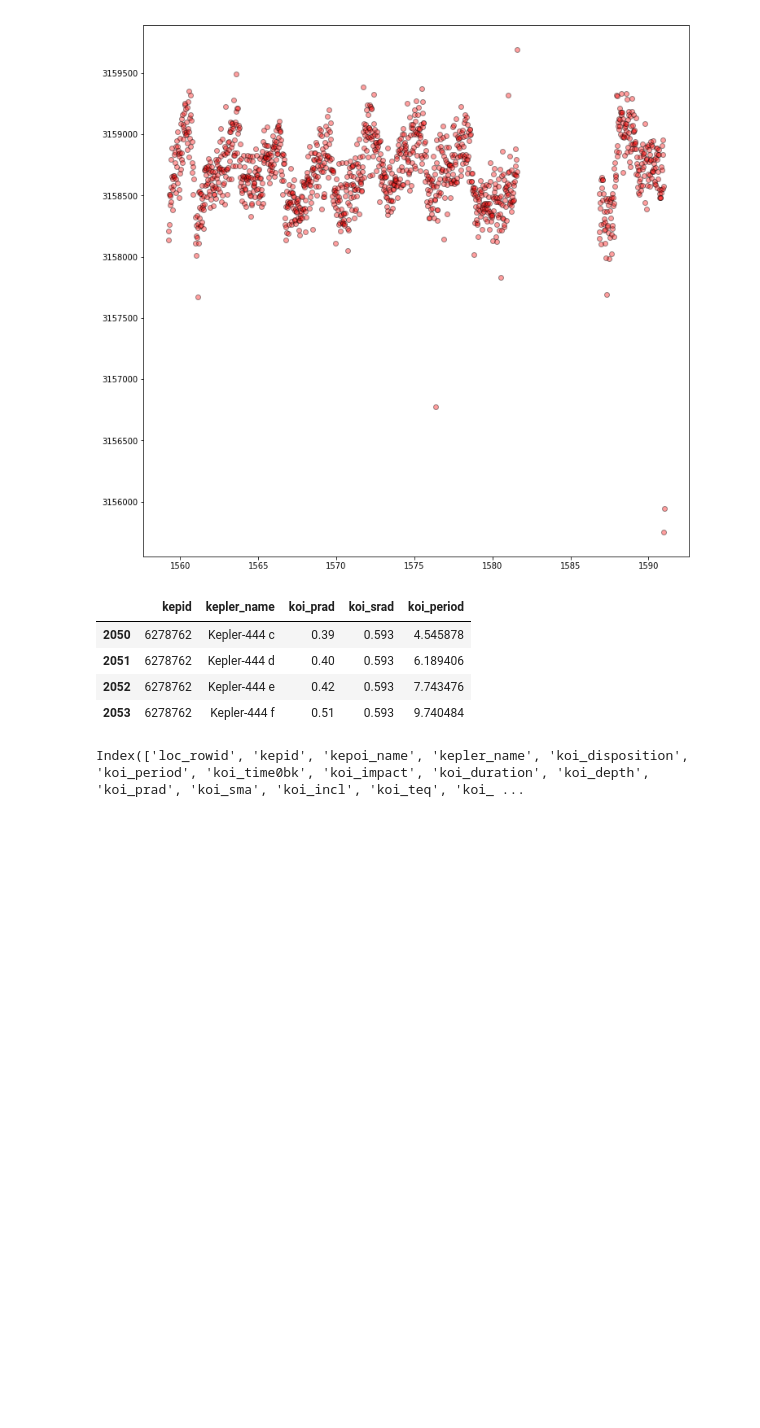
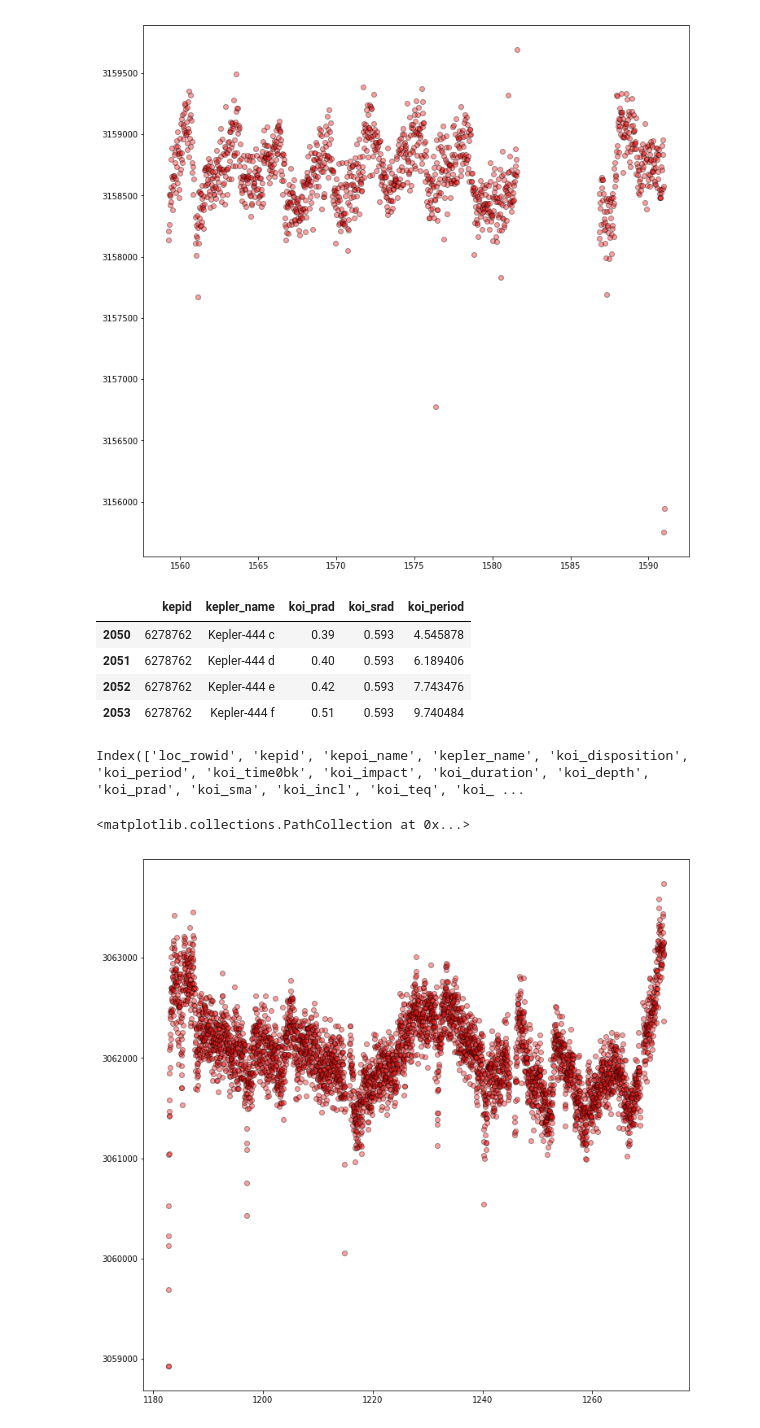
Before and after one commit to jazzathoth/DataStorytelling_ProjectRepo, a Jupyter notebook: planets_visualizations.ipynb, the cells around one changed output. Saved outputs shown, nothing was run; the diff lists cells and outputs as text; code cells hidden in the pictures; blank space fills up the shorter version.

```diff
--- a/planets_visualizations.ipynb
+++ b/planets_visualizations.ipynb
@@ -289,3 +364,11 @@ smallest20.loc[smallest20['kepid'] == 6278762][['kepid','kepler_name','koi_prad'
 smallest20.columns
 # %% [output]
 Index(['loc_rowid', 'kepid', 'kepoi_name', 'kepler_name', 'koi_disposition', 'koi_period', 'koi_time0bk', 'koi_impact', 'koi_duration', 'koi_depth', 'koi_prad', 'koi_sma', 'koi_incl', 'koi_teq', 'koi_ ...
+# %%
+fig, ax = plt.subplots(1,1, figsize=(12,12))
+
+
+plt.scatter(lp13light['time'], lp13light['pdscap_flux'],c='#ff0f0f', alpha=.4, edgecolors='#000000')
+# %% [output]
+<matplotlib.collections.PathCollection at 0x...>
+[figure, added]
```
Also changed, not shown: parts of 14 cells of this notebook.
